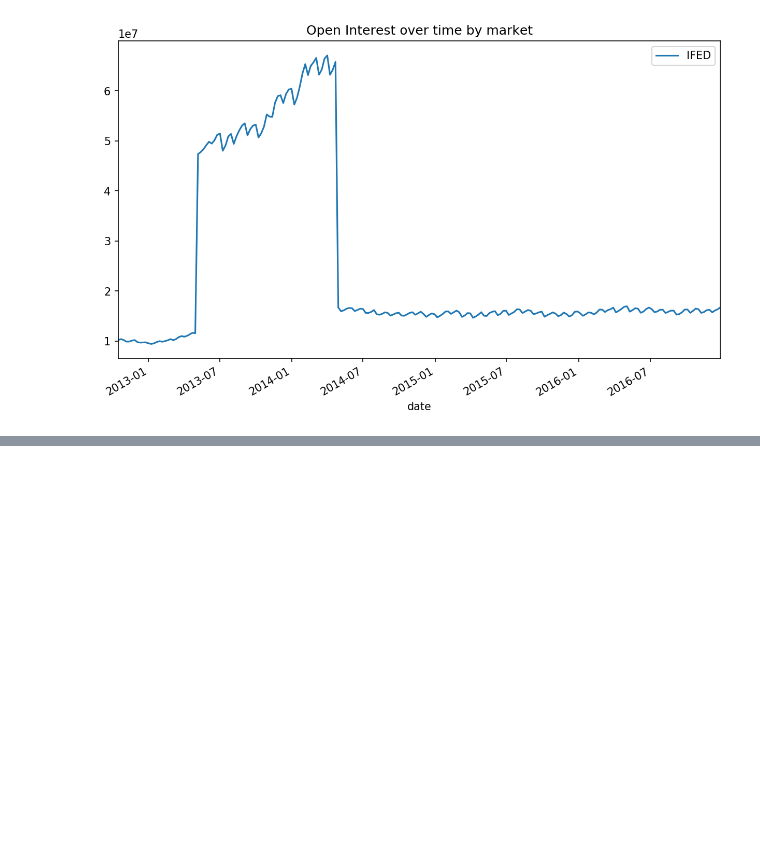
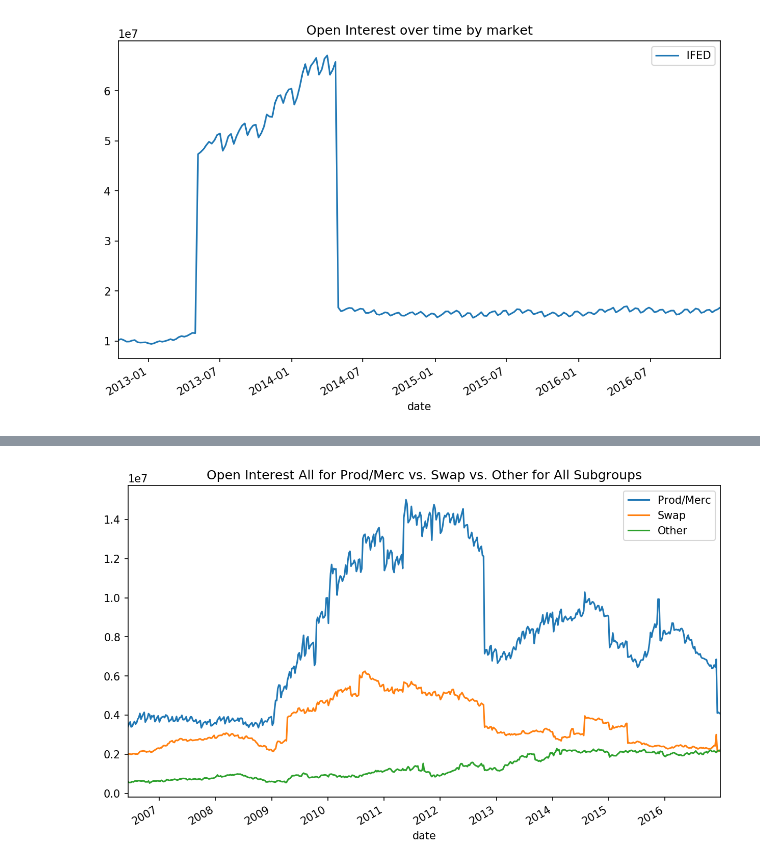
Before and after one commit to gvacaliuc/thehotcommodity, a Jupyter notebook: notebooks/ryan_k-eda.ipynb, the cells around one changed output, grey strips where cells are left out. Saved outputs shown, nothing was run; the diff lists cells and outputs as text; code cells hidden in the pictures; blank space fills up the shorter version.

Commit message:
Plot open interest split by contract owner type (prod/merc vs. swap vs. other)

```diff
--- a/notebooks/ryan_k-eda.ipynb
+++ b/notebooks/ryan_k-eda.ipynb
@@ -183,0 +198,5 @@ To do this, you'll likely need to select a subset of your dataset, transform it
+# %%
+for subgroup_code in df['CFTC_SubGroup_Code'].unique():
+    subgroup_reports = df[df['CFTC_SubGroup_Code'] == subgroup_code]
+    market_exchange_sample = subgroup_reports['Market_and_Exchange_Names'].str.split(' - ').str[0].unique()
+    print(subgroup_code + ':  ', ', '.join(market_exchange_sample)[:100])
@@ -183,0 +218,20 @@ To do this, you'll likely need to select a subset of your dataset, transform it
+# %%
+# Generalize this into a function
+def plot_prod_merc_swap_other(df, subgroup_code=None):
+    df = df[df['CFTC_Market_Code'] != 'IFED'] # Exclude IFED b/c of anomaly
+    subgroup = df[df['CFTC_SubGroup_Code'] == subgroup_code]
+    if subgroup_code == None:
+        subgroup = df
+        subgroup_code = 'All Subgroups'
+
+    by_date = subgroup.groupby('date')
+
+    by_date['Prod_Merc_Positions_Long_All'].sum().plot(title='Open Interest All for Prod/Merc vs. Swap vs. Other for ' + subgroup_code, label='Prod/Merc', ax=plt.gca())
+    by_date['Swap_Positions_Long_All'].sum().plot(label='Swap', ax=plt.gca())
+    by_date['Other_Rept_Positions_Long_All'].sum().plot(label='Other', ax=plt.gca())
+    plt.gca().legend()
+# %%
+# All subgroups
+plot_prod_merc_swap_other(df)
+# %% [output]
+[figure, added]
```
Also changed, not shown: parts of 15 cells of this notebook.
